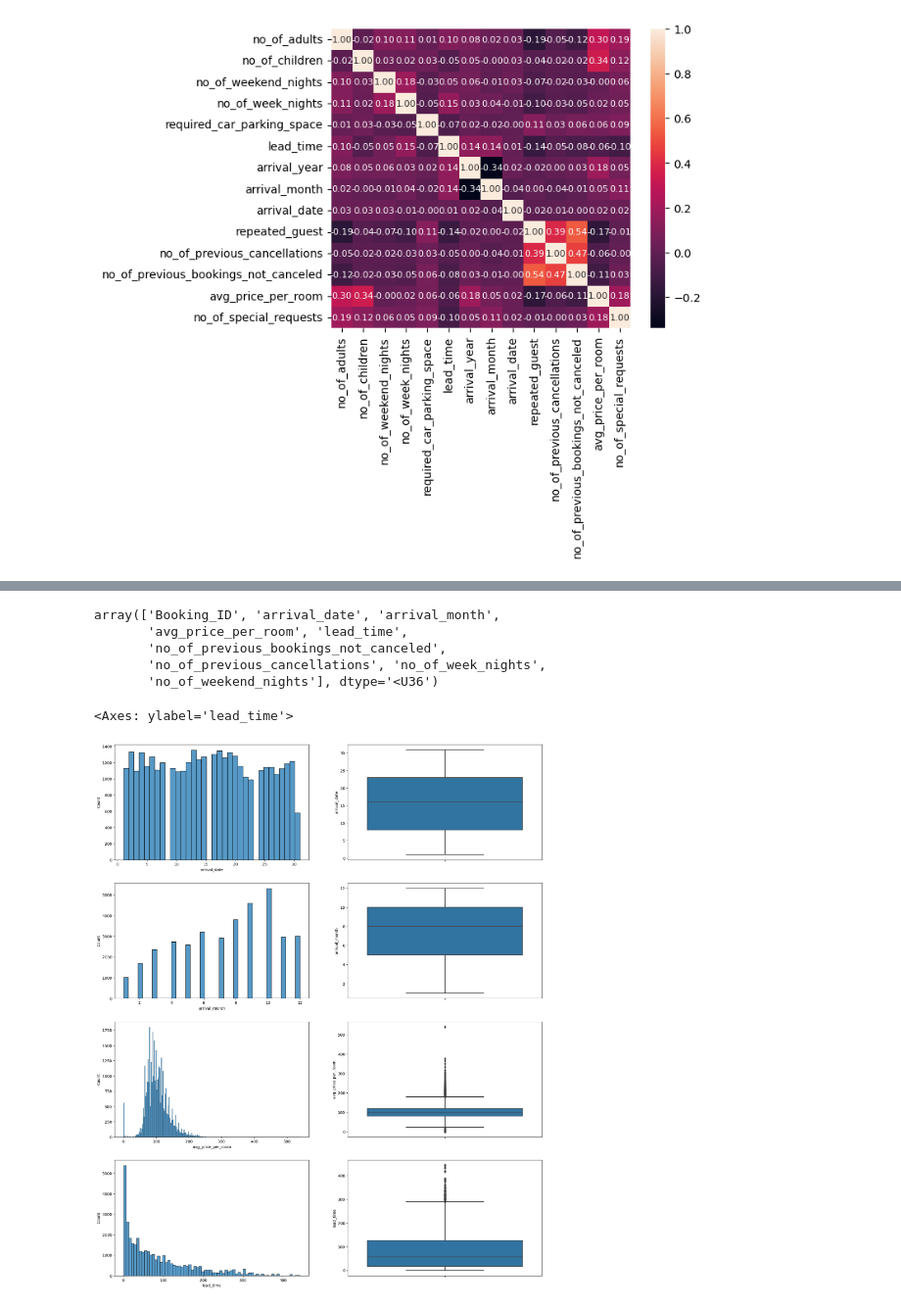
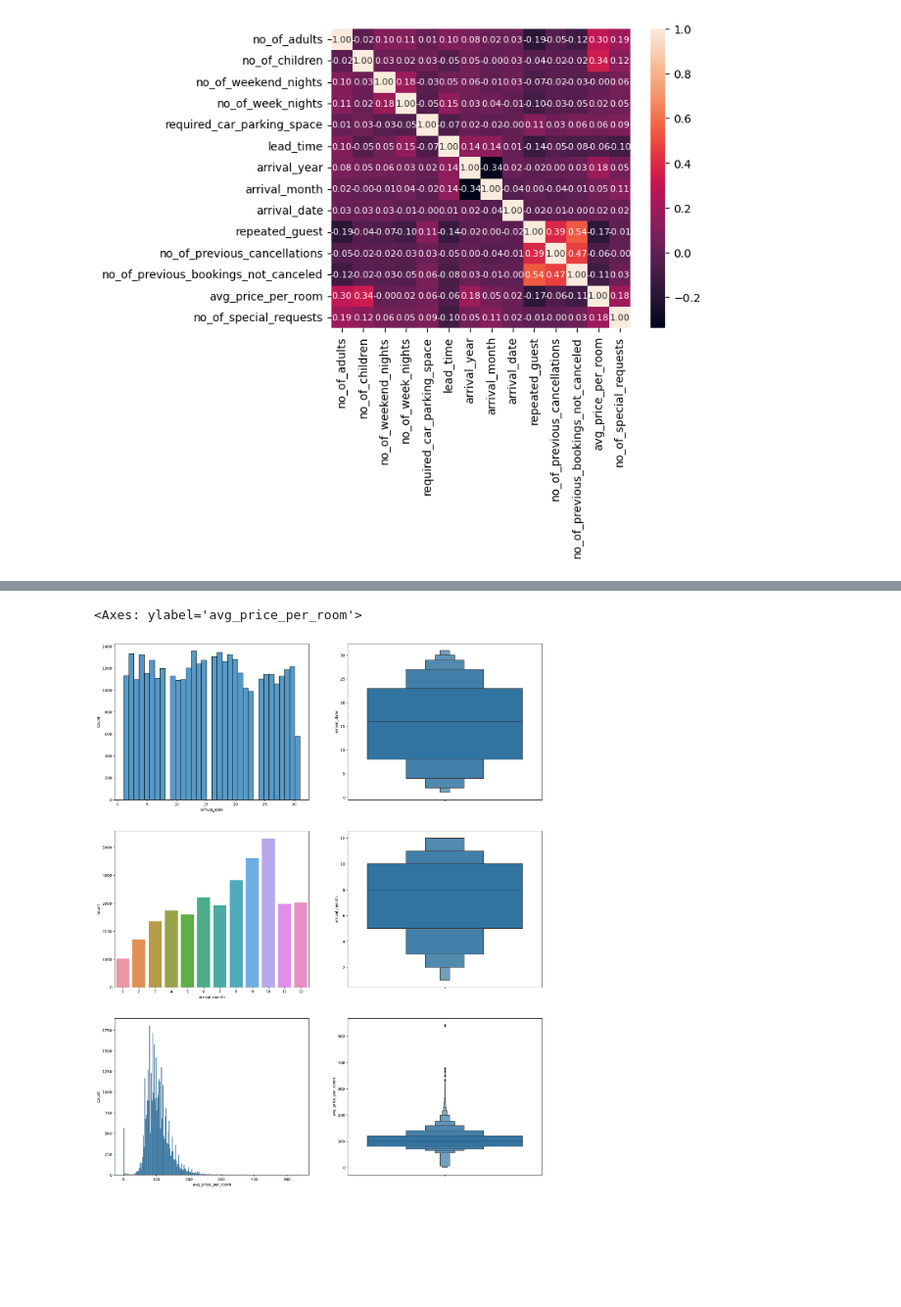
Before and after one commit to andytan0051/Data-Science-Projects, a Jupyter notebook: Hotel Reservation Cancellation Prediction/Hotel Reservation Cancellation Predictions.ipynb, the cells around one changed output, grey strips where cells are left out. Shown at 98% size. Drawn from its saved outputs; the diff is of its cells as text; code cells hidden in the pictures; blank space fills up the shorter version.

```diff
--- a/Hotel Reservation Cancellation Prediction/Hotel Reservation Cancellation Predictions.ipynb
+++ b/Hotel Reservation Cancellation Prediction/Hotel Reservation Cancellation Predictions.ipynb
@@ -154,29 +154,17 @@ for col in cat_var:
-# %%
-num_var
-# %% [output]
-array(['Booking_ID', 'arrival_date', 'arrival_month',
-       'avg_price_per_room', 'lead_time',
-       'no_of_previous_bookings_not_canceled',
-       'no_of_previous_cancellations', 'no_of_week_nights',
-       'no_of_weekend_nights'], dtype='<U36')
 # %%
 plt.figure(figsize = (20,25))
-plt.subplot(4,2,1)
+plt.subplot(3,2,1)
 sns.histplot(data=rsv_data, x='arrival_date')
-plt.subplot(4,2,2)
-sns.boxplot(data=rsv_data, y='arrival_date', orient='vertical')
-plt.subplot(4,2,3)
-sns.histplot(data=rsv_data, x='arrival_month')
-plt.subplot(4,2,4)
-sns.boxplot(data=rsv_data, y='arrival_month', orient='vertical')
-plt.subplot(4,2,5)
+plt.subplot(3,2,2)
+sns.boxenplot(data=rsv_data, y='arrival_date', orient='vertical')
+plt.subplot(3,2,3)
+sns.countplot(data=rsv_data, x='arrival_month')
+plt.subplot(3,2,4)
+sns.boxenplot(data=rsv_data, y='arrival_month', orient='vertical')
+plt.subplot(3,2,5)
 sns.histplot(data=rsv_data, x='avg_price_per_room')
-plt.subplot(4,2,6)
-sns.boxplot(data=rsv_data, y='avg_price_per_room', orient='vertical')
-plt.subplot(4,2,7)
-sns.histplot(data=rsv_data, x='lead_time')
-plt.subplot(4,2,8)
-sns.boxplot(data=rsv_data, y='lead_time', orient='vertical')
+plt.subplot(3,2,6)
+sns.boxenplot(data=rsv_data, y='avg_price_per_room', orient='vertical')
 # %% [output]
-<Axes: ylabel='lead_time'>
+<Axes: ylabel='avg_price_per_room'>
-[figure, old version]
+[figure, new version]
```
Also changed, not shown: parts of 18 cells of this notebook.
